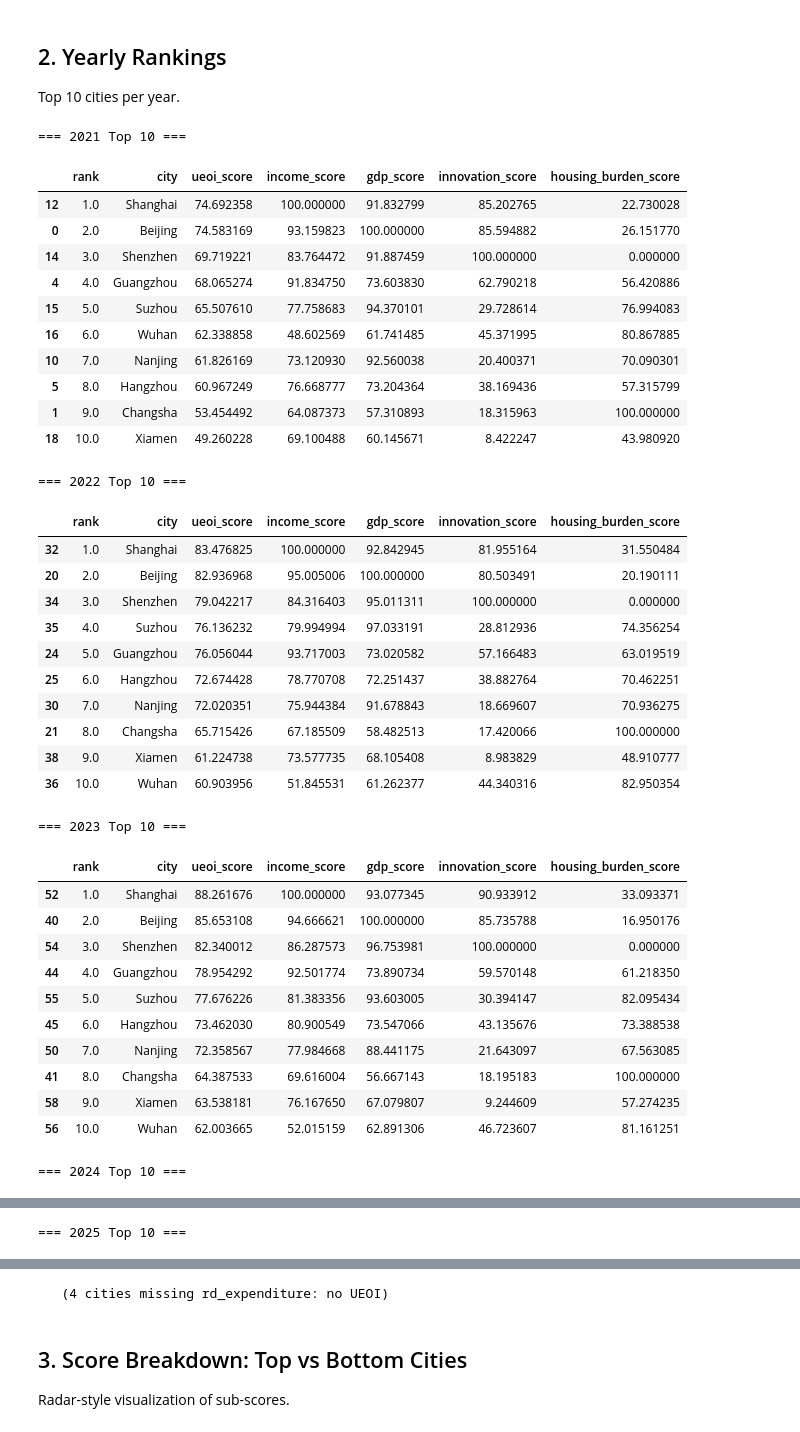
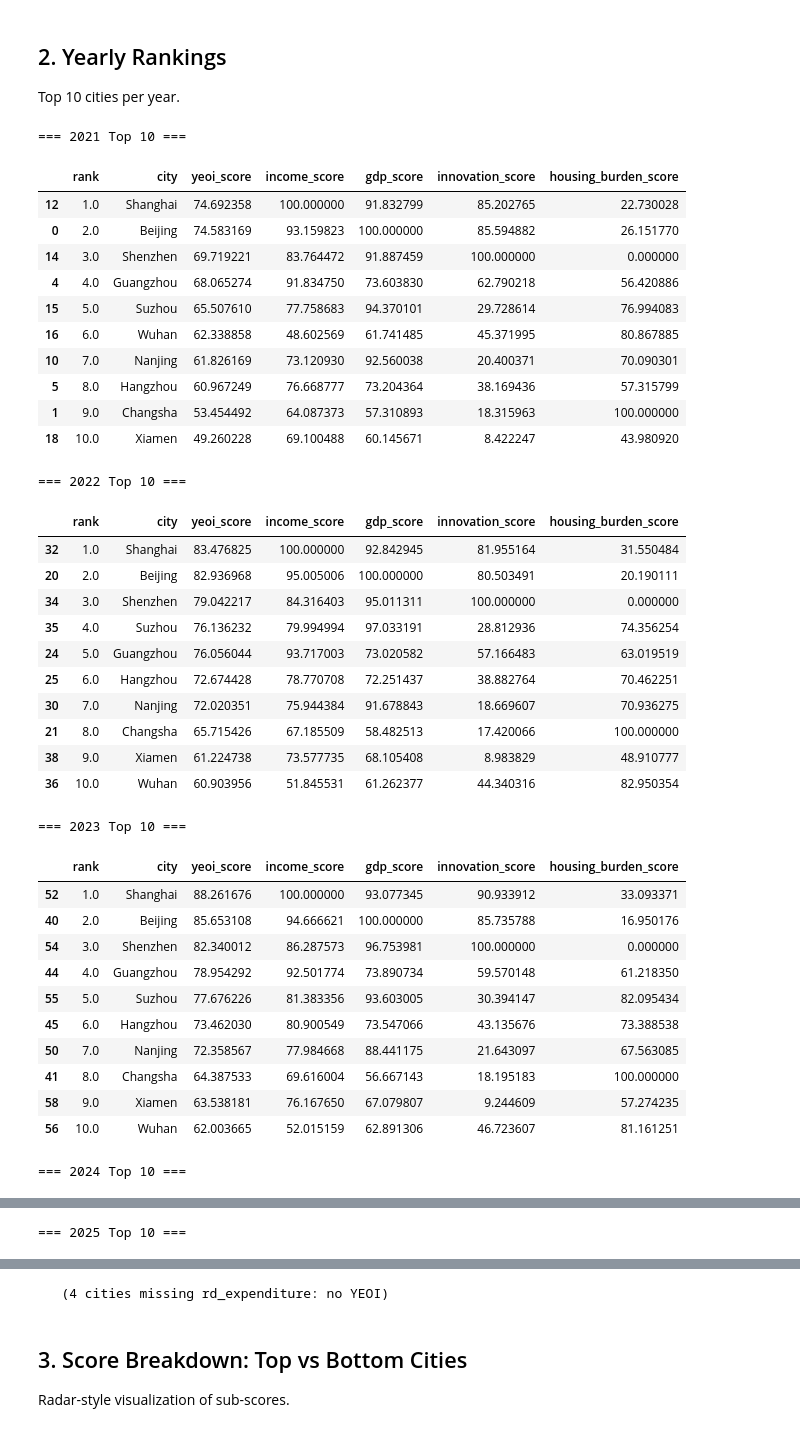
Before and after one commit to emiliazyy26/youth-economic-opportunity-index, a Jupyter notebook: notebooks/04_index_calculation.ipynb, the cells around one changed output, grey strips where cells are left out. Drawn from its saved outputs; the diff is of its cells as text; code cells hidden in the pictures.

```diff
--- a/notebooks/04_index_calculation.ipynb
+++ b/notebooks/04_index_calculation.ipynb
@@ -12,9 +12,9 @@ matplotlib.rcParams['font.sans-serif'] = ['Arial Unicode MS', 'SimHei', 'DejaVu
 matplotlib.rcParams['axes.unicode_minus'] = False
 
 ROOT = Path.cwd().parent if Path.cwd().name == 'notebooks' else Path.cwd()
-scores = pd.read_csv(ROOT / 'data' / 'processed' / 'ueoi_scores.csv')
+scores = pd.read_csv(ROOT / 'data' / 'processed' / 'yeoi_scores.csv')
 panel = pd.read_csv(ROOT / 'data' / 'raw' / 'city_panel.csv')
 print(f'Scores shape: {scores.shape}')
-print(f'UEOI complete: {scores["ueoi_score"].notna().sum()}/{len(scores)}')
+print(f'YEOI complete: {scores["yeoi_score"].notna().sum()}/{len(scores)}')
 # %% [output]
 Scores shape: (100, 9)
@@ -34,14 +34,14 @@ Top 10 cities per year.
 # %%
 for year in sorted(scores['year'].unique()):
     year_data = scores[scores['year'] == year].dropna(subset=['rank']).sort_values('rank')
     print(f'\n=== {year} Top 10 ===')
-    display(year_data[['rank', 'city', 'ueoi_score', 'income_score', 'gdp_score',
+    display(year_data[['rank', 'city', 'yeoi_score', 'income_score', 'gdp_score',
                         'innovation_score', 'housing_burden_score']].head(10))
     if year == scores['year'].max():
-        print(f'\n   (4 cities missing rd_expenditure: no UEOI)')
+        print(f'\n   (4 cities missing rd_expenditure: no YEOI)')
 # %% [output]
 === 2021 Top 10 ===
-|  | rank | city | ueoi_score | income_score | gdp_score | innovation_score | housing_burden_score |
+|  | rank | city | yeoi_score | income_score | gdp_score | innovation_score | housing_burden_score |
 | 12 | 1.0 | Shanghai | 74.692358 | 100.000000 | 91.832799 | 85.202765 | 22.730028 |
 | 0 | 2.0 | Beijing | 74.583169 | 93.159823 | 100.000000 | 85.594882 | 26.151770 |
 | 14 | 3.0 | Shenzhen | 69.719221 | 83.764472 | 91.887459 | 100.000000 | 0.000000 |
@@ -53,7 +53,7 @@ for year in sorted(scores['year'].unique()):
 | 1 | 9.0 | Changsha | 53.454492 | 64.087373 | 57.310893 | 18.315963 | 100.000000 |
 | 18 | 10.0 | Xiamen | 49.260228 | 69.100488 | 60.145671 | 8.422247 | 43.980920 |
 === 2022 Top 10 ===
-|  | rank | city | ueoi_score | income_score | gdp_score | innovation_score | housing_burden_score |
+|  | rank | city | yeoi_score | income_score | gdp_score | innovation_score | housing_burden_score |
 | 32 | 1.0 | Shanghai | 83.476825 | 100.000000 | 92.842945 | 81.955164 | 31.550484 |
 | 20 | 2.0 | Beijing | 82.936968 | 95.005006 | 100.000000 | 80.503491 | 20.190111 |
 | 34 | 3.0 | Shenzhen | 79.042217 | 84.316403 | 95.011311 | 100.000000 | 0.000000 |
@@ -65,7 +65,7 @@ for year in sorted(scores['year'].unique()):
 | 38 | 9.0 | Xiamen | 61.224738 | 73.577735 | 68.105408 | 8.983829 | 48.910777 |
 | 36 | 10.0 | Wuhan | 60.903956 | 51.845531 | 61.262377 | 44.340316 | 82.950354 |
 === 2023 Top 10 ===
-|  | rank | city | ueoi_score | income_score | gdp_score | innovation_score | housing_burden_score |
+|  | rank | city | yeoi_score | income_score | gdp_score | innovation_score | housing_burden_score |
 | 52 | 1.0 | Shanghai | 88.261676 | 100.000000 | 93.077345 | 90.933912 | 33.093371 |
 | 40 | 2.0 | Beijing | 85.653108 | 94.666621 | 100.000000 | 85.735788 | 16.950176 |
 | 54 | 3.0 | Shenzhen | 82.340012 | 86.287573 | 96.753981 | 100.000000 | 0.000000 |
@@ -100,7 +100,7 @@ for year in sorted(scores['year'].unique()):
 | 98 | 8.0 | Xiamen | 45.842173 | 71.779713 | 59.405442 | 6.605725 | 38.300255 |
 | 91 | 9.0 | Qingdao | 40.013253 | 42.357212 | 59.184298 | 5.274989 | 75.270934 |
 | 93 | 10.0 | Shenyang | 21.709538 | 20.328526 | 20.131531 | 0.000000 | 83.266623 |
-   (4 cities missing rd_expenditure: no UEOI)
+   (4 cities missing rd_expenditure: no YEOI)
 # %% [markdown]
 ## 3. Score Breakdown: Top vs Bottom Cities
 
```
Also changed, not shown: parts of 8 cells of this notebook, 48 other files.
